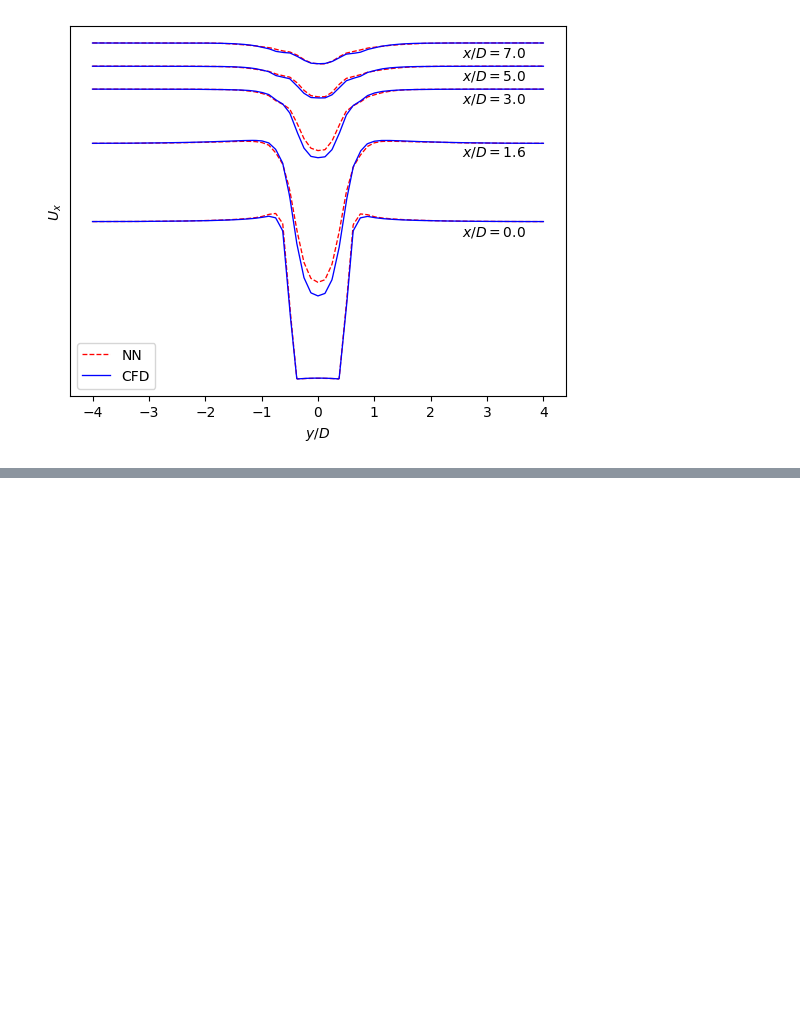
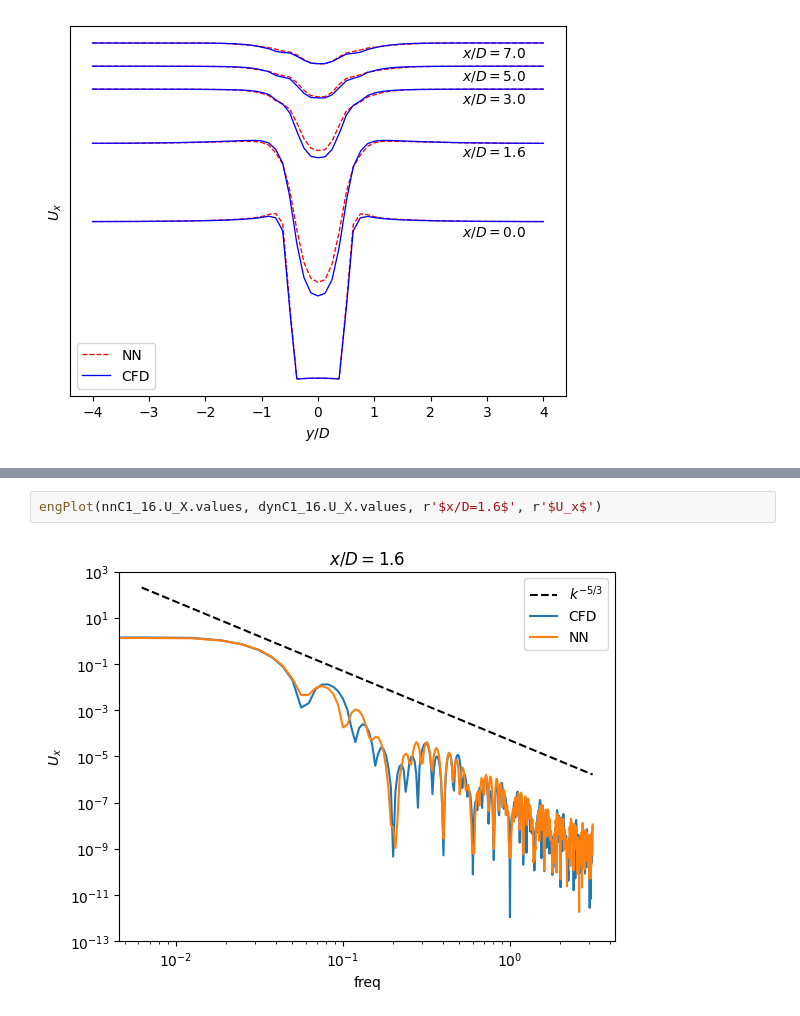
Before and after one commit to halimarefat/torchFOAM, a Jupyter notebook: Analysis/TraversewisePlot.ipynb, the cells around one changed output, grey strips where cells are left out. Saved outputs shown, nothing was run; the diff lists cells and outputs as text; blank space fills up the shorter version.

```diff
--- a/Analysis/TraversewisePlot.ipynb
+++ b/Analysis/TraversewisePlot.ipynb
@@ -86,0 +107,4 @@ plt.plot(dynC1_00.arc_length, dynC1_00.vortexStretching)
+# %%
+engPlot(nnC1_16.U_X.values, dynC1_16.U_X.values, r'$x/D=1.6$', r'$U_x$')
+# %% [output]
+[figure, added]
```
Also changed, not shown: parts of 7 cells of this notebook.
